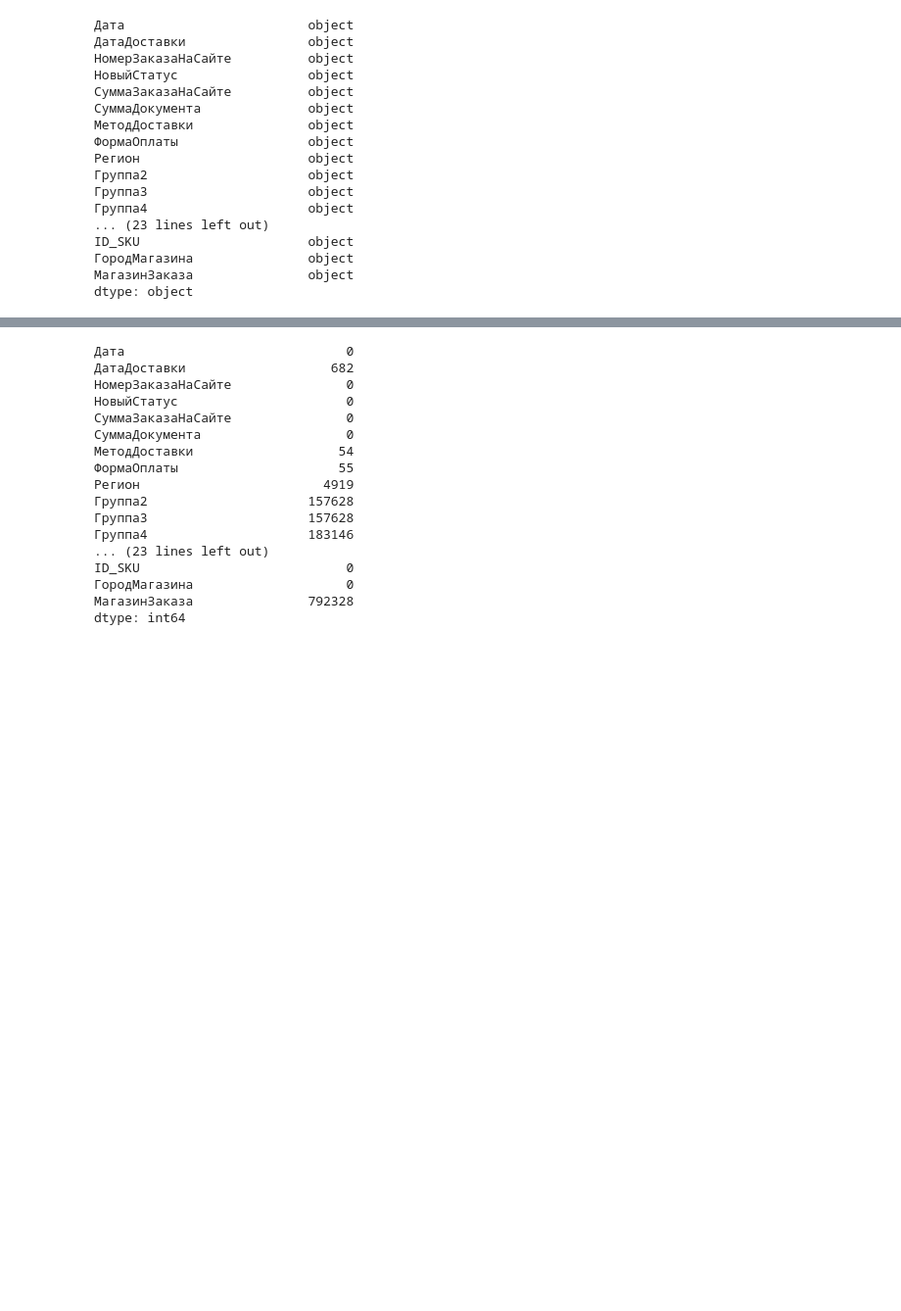
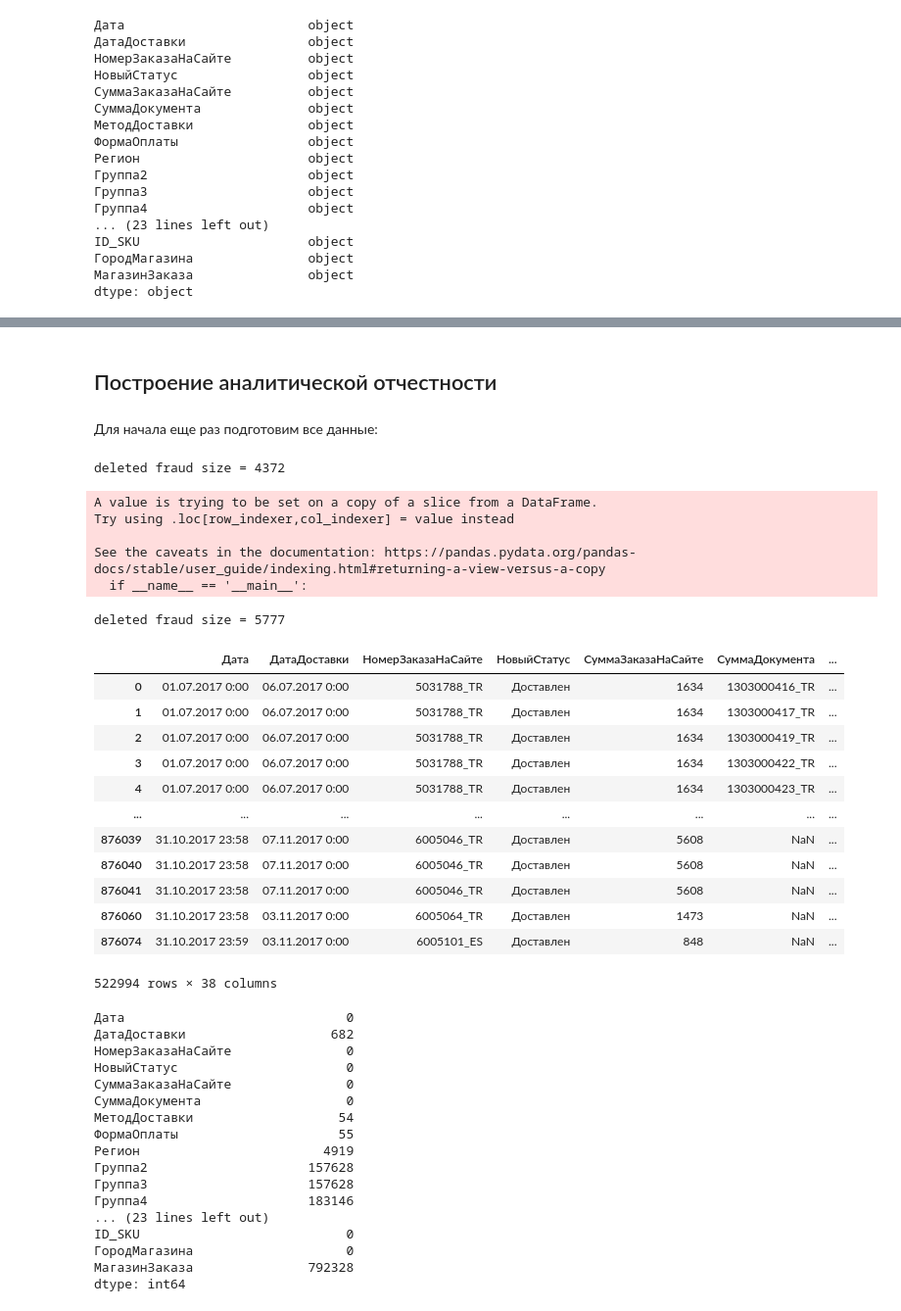
Before and after one commit to millb/course_work, a Jupyter notebook: preprocessing.ipynb, the cells around one changed output, grey strips where cells are left out. Shown: that part at 98% size. Drawn from its saved outputs; the diff is of its cells as text; code cells hidden in the pictures; blank space fills up the shorter version.

```diff
--- a/preprocessing.ipynb
+++ b/preprocessing.ipynb
@@ -1,8 +10,8 @@
 # %%
 import pandas as pd
 # %%
-order_data1 = pd.read_csv('!07&08_17_VSE.csv', encoding="cp1251", engine='python', sep=';')
-order_data2 = pd.read_csv('!09&10_17_VSE.csv', encoding="cp1251", engine='python', sep=';')
+order_data1 = pd.read_csv('../data/!07&08_17_VSE.csv', encoding="cp1251", engine='python', sep=';')
+order_data2 = pd.read_csv('../data/!09&10_17_VSE.csv', encoding="cp1251", engine='python', sep=';')
 order_data1.head()
 # %% [output]
 |  | Дата | ДатаДоставки | НомерЗаказаНаСайте | НовыйСтатус | СуммаЗаказаНаСайте | СуммаДокумента | ... |
@@ -146,3 +248,46 @@ Name: Дата, dtype: int64
+# %%
+def prepare_data(data):
+    data = prepare_data_1(data)
+    data = prepare_data_2(data)
+    return data
+# %% [markdown]
+## Построение аналитической отчестности ##
+# %% [markdown]
+Для начала еще раз подготовим все данные:
+# %%
+data1 = get_purchased_goods(order_data1)
+data2 = get_purchased_goods(order_data2)
+
+data1 = prepare_data(data1)
+data2 = prepare_data(data2)
+
+data1.append(data2)
+
+# all_data1 = prepare_data_2(order_data1)
+# вроде должно работать если удалить дубликаты,
+# хотя там тоже надо будет пересчитывать маржу тогда надо чуть чуть исправить будет (в prepare_data_1)
+# all_data2 = prepare_data_2(order_data2)
+# %% [output]
+deleted fraud size = 4372
+A value is trying to be set on a copy of a slice from a DataFrame.
+Try using .loc[row_indexer,col_indexer] = value instead
+
+See the caveats in the documentation: https://pandas.pydata.org/pandas-docs/stable/user_guide/indexing.html#returning-a-view-versus-a-copy
+  if __name__ == '__main__':
+deleted fraud size = 5777
+|  | Дата | ДатаДоставки | НомерЗаказаНаСайте | НовыйСтатус | СуммаЗаказаНаСайте | СуммаДокумента | ... |
+| 0 | 01.07.2017 0:00 | 06.07.2017 0:00 | 5031788_TR | Доставлен | 1634 | 1303000416_TR | ... |
+| 1 | 01.07.2017 0:00 | 06.07.2017 0:00 | 5031788_TR | Доставлен | 1634 | 1303000417_TR | ... |
+| 2 | 01.07.2017 0:00 | 06.07.2017 0:00 | 5031788_TR | Доставлен | 1634 | 1303000419_TR | ... |
+| 3 | 01.07.2017 0:00 | 06.07.2017 0:00 | 5031788_TR | Доставлен | 1634 | 1303000422_TR | ... |
+| 4 | 01.07.2017 0:00 | 06.07.2017 0:00 | 5031788_TR | Доставлен | 1634 | 1303000423_TR | ... |
+| ... | ... | ... | ... | ... | ... | ... | ... |
+| 876039 | 31.10.2017 23:58 | 07.11.2017 0:00 | 6005046_TR | Доставлен | 5608 | NaN | ... |
+| 876040 | 31.10.2017 23:58 | 07.11.2017 0:00 | 6005046_TR | Доставлен | 5608 | NaN | ... |
+| 876041 | 31.10.2017 23:58 | 07.11.2017 0:00 | 6005046_TR | Доставлен | 5608 | NaN | ... |
+| 876060 | 31.10.2017 23:58 | 03.11.2017 0:00 | 6005064_TR | Доставлен | 1473 | NaN | ... |
+| 876074 | 31.10.2017 23:59 | 03.11.2017 0:00 | 6005101_ES | Доставлен | 848 | NaN | ... |
+522994 rows × 38 columns
 # %%
 order_data1.isna().sum()
 # %% [output]
```
Also changed, not shown: parts of 43 cells of this notebook.
